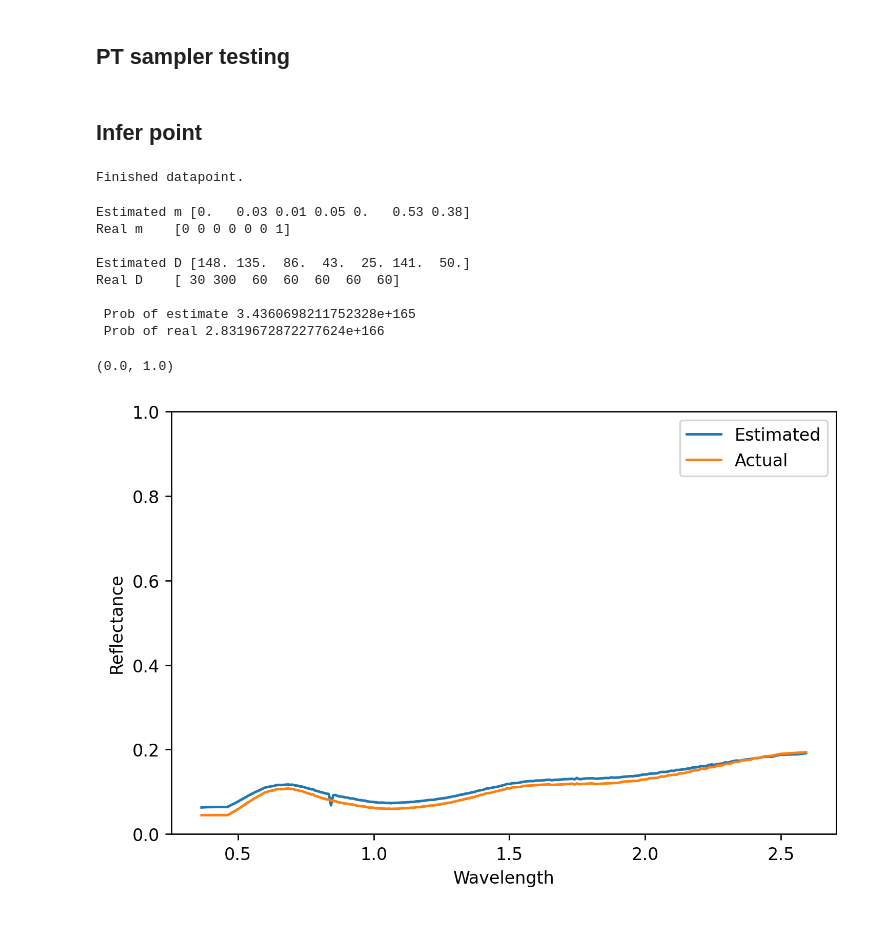
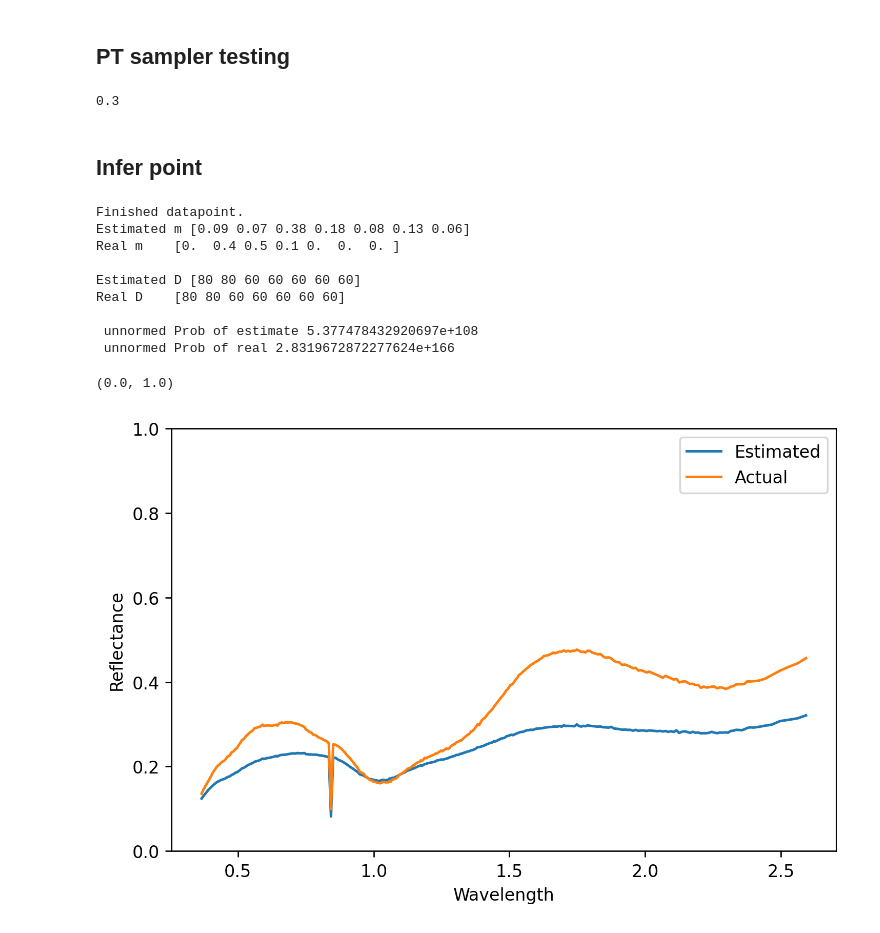
Before and after one commit to marinakiseleva/spectral_analysis, a Jupyter notebook: notebooks/Testing Inference.ipynb, the cells around one changed output. Cells and saved outputs as stored; diff of their text form; code cells hidden in the pictures.

Commit message:
Updated inference - changed transition function for m.

```diff
--- a/notebooks/Testing Inference.ipynb
+++ b/notebooks/Testing Inference.ipynb
@@ -197,5 +169,9 @@ mu0 = np.mean(np.mean(sampler.chain[0,...], axis=0), axis=0)
 max_acl = np.max(sampler.acor)
 
 # etc
+# %%
+print(3/10)
+# %% [output]
+0.3
 # %% [markdown]
 ## Infer point
@@ -216,5 +177,0 @@ r_actual = get_USGS_r_mixed_hapke_estimate(m=true_m, D=true_D)
-# %%
-np.set_printoptions(precision=2)
-est_m, est_D = infer_datapoint(iterations=2000,d=r_actual)
-# %% [output]
-Finished datapoint.
@@ -221,40 +190,59 @@ Finished datapoint.
 # %%
+
+# ['olivine (Fo51)',
+# 'olivine (Fo80)',
+# 'augite',
+# 'labradorite',
+# 'pigeonite',
+# 'magnetite',
+# 'basaltic glass']
+m_random = np.array([0, 0.4, 0.5,0.1, 0, 0, 0])
+D_random = np.array([80, 80, 60, 60, 60, 60, 60])
+true_m = convert_arr_to_dict(m_random)
+true_D = convert_arr_to_dict(D_random)
+r_actual = get_USGS_r_mixed_hapke_estimate(m=true_m, D=true_D)
+
+np.set_printoptions(precision=2)
+est_m, est_D = infer_datapoint(iterations=1000, d=r_actual)
+
+
 print("Estimated m " + str(est_m))
 print("Real m    " + str(m_random))
 
 print("\nEstimated D " + str(est_D))
 print("Real D    " + str(D_random))
 
 p = get_likelihood(r_actual, convert_arr_to_dict(est_m), convert_arr_to_dict(est_D))
-print("\n Prob of estimate " + str(p))
+print("\n unnormed Prob of estimate " + str(p))
 p = get_likelihood(r_actual, true_m, true_D)
-print(" Prob of real " + str(p))
+print(" unnormed Prob of real " + str(p))
 
 
-wavelengths = get_USGS_wavelengths(True)
+wavelengths = N_WAVELENGTHS
 r_est = get_USGS_r_mixed_hapke_estimate(convert_arr_to_dict(est_m),
                                           convert_arr_to_dict(est_D))
 fig, ax = plt.subplots(1, 1, constrained_layout=True,
                        figsize=(FIG_WIDTH, FIG_HEIGHT), dpi=DPI)
 ax.plot(wavelengths, r_est, label = "Estimated")
 ax.plot(wavelengths, r_actual, label = "Actual")
 
 ax.set_xlabel("Wavelength")
 ax.set_ylabel("Reflectance")
 ax.legend()
 
 plt.ylim((0, 1))
 # %% [output]
-Estimated m [0.   0.03 0.01 0.05 0.   0.53 0.38]
-Real m    [0 0 0 0 0 0 1]
+Finished datapoint.
+Estimated m [0.09 0.07 0.38 0.18 0.08 0.13 0.06]
+Real m    [0.  0.4 0.5 0.1 0.  0.  0. ]
 
-Estimated D [148. 135.  86.  43.  25. 141.  50.]
-Real D    [ 30 300  60  60  60  60  60]
+Estimated D [80 80 60 60 60 60 60]
+Real D    [80 80 60 60 60 60 60]
 
- Prob of estimate 3.4360698211752328e+165
- Prob of real 2.8319672872277624e+166
+ unnormed Prob of estimate 5.377478432920697e+108
+ unnormed Prob of real 2.8319672872277624e+166
 (0.0, 1.0)
-[figure, old version]
+[figure, new version]
 # %%
 p = get_posterior_estimate(r_actual, m_random, D_random)
 print(" Prob of real " + str(p))
```
Also changed, not shown: parts of 6 cells of this notebook, 5 other files.
